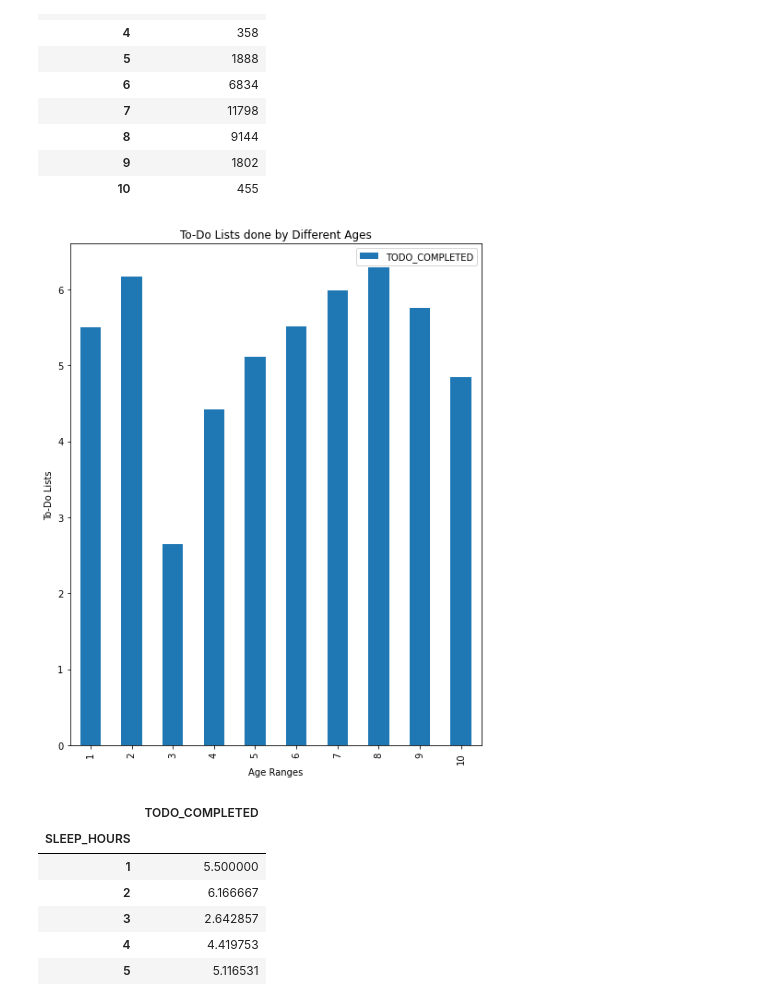
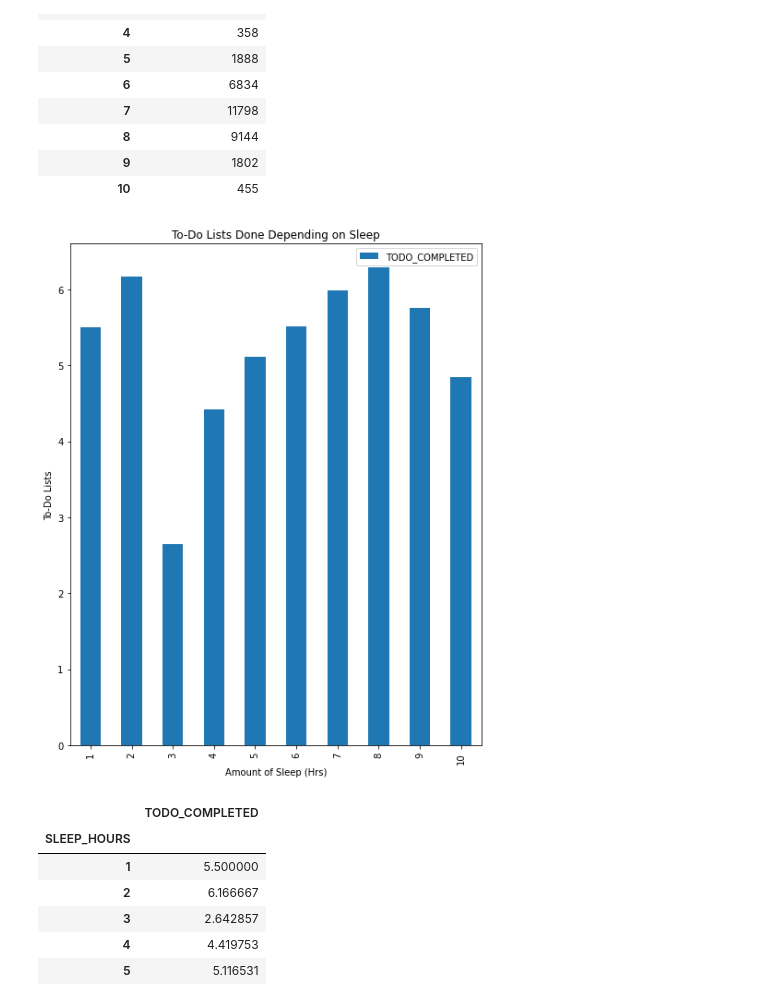
Before and after one commit to snackwdlau/First-Project, a Jupyter notebook: To-Do-Tasks.ipynb, the cells around one changed output. Drawn from its saved outputs; the diff is of its cells as text; code cells hidden in the pictures.

```diff
--- a/To-Do-Tasks.ipynb
+++ b/To-Do-Tasks.ipynb
@@ -51,14 +51,14 @@ sum_sleep
 # %%
 mean_sleep = minimized_df[["TODO_COMPLETED", "SLEEP_HOURS"]].groupby("SLEEP_HOURS").mean()
 mean_sleep.plot(kind = "bar", figsize = (8, 10))
 mean_sleep
-plt.title("To-Do Lists done by Different Ages")
-plt.xlabel("Age Ranges")
+plt.title("To-Do Lists Done Depending on Sleep")
+plt.xlabel("Amount of Sleep (Hrs)")
 plt.ylabel("To-Do Lists")
-plt.savefig("ToDoAge.png")
+plt.savefig("ToDoSleep.png")
 plt.show()
 # %% [output]
-[figure, old version]
+[figure, new version]
 # %%
 mean_sleep.head(10)
 # %% [output]
```
Also changed, not shown: parts of 1 cell of this notebook, 4 other files.
